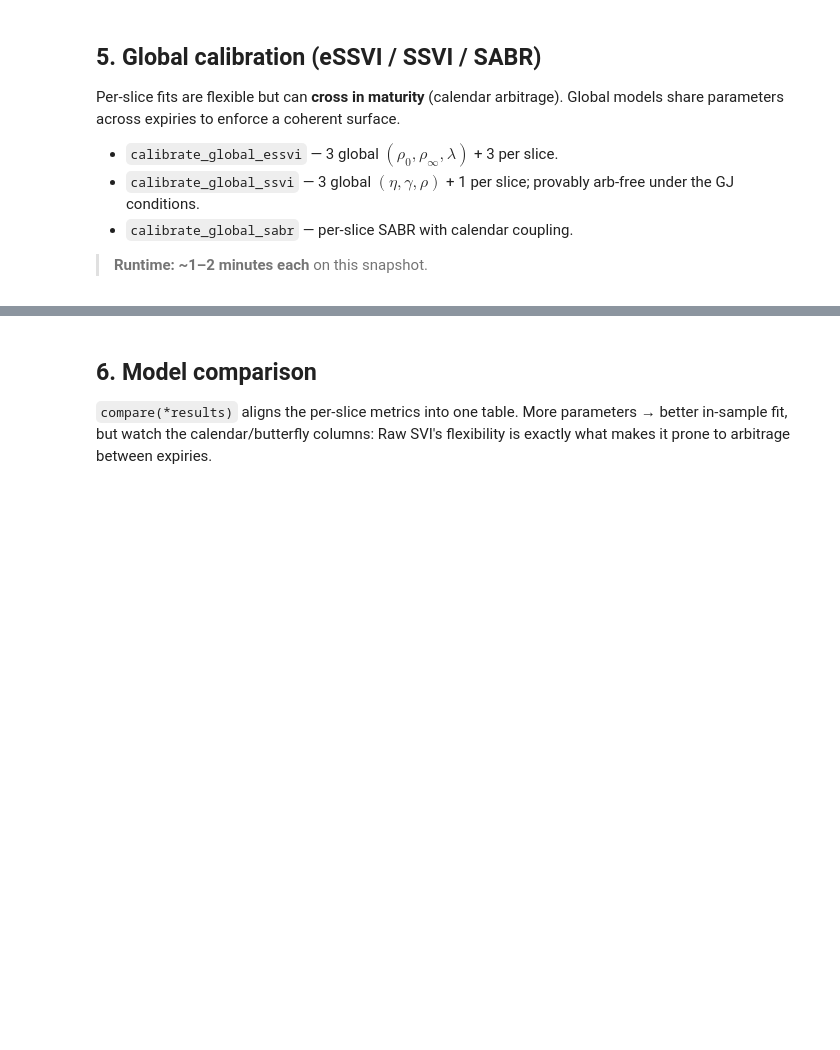
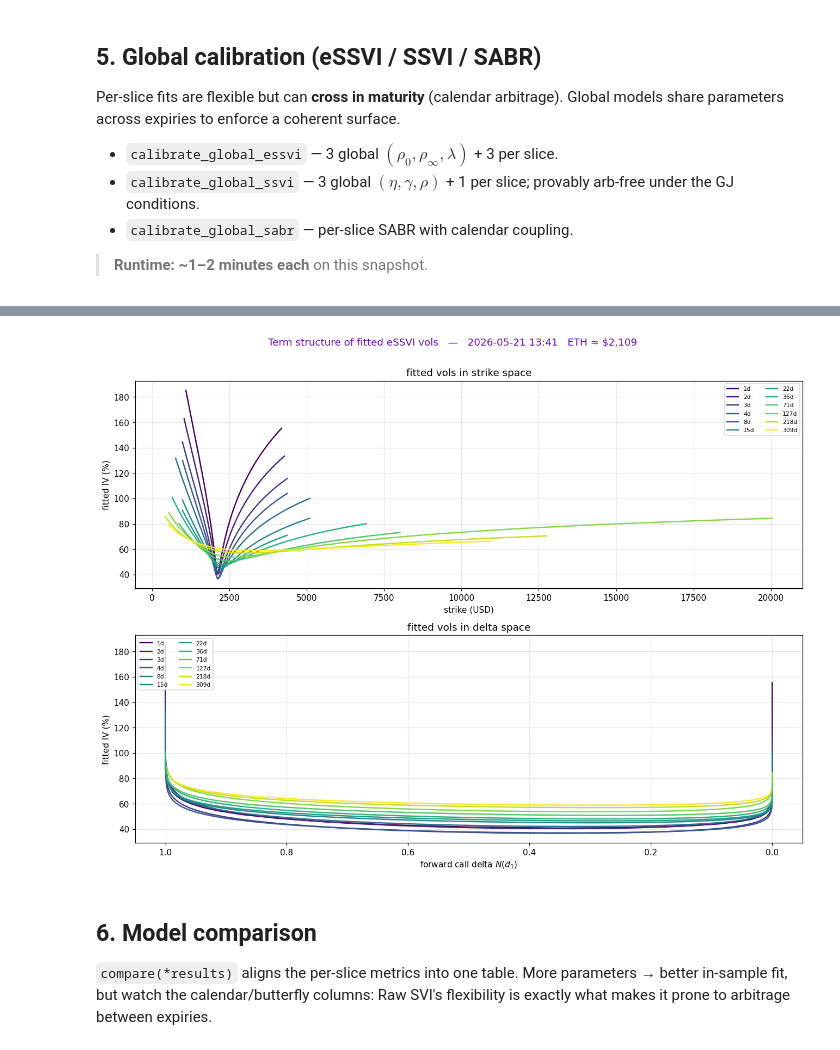
Before and after one commit to wiillytom/svi_modeling, a Jupyter notebook: volatility_surface/notebooks/project_outline.ipynb, the cells around one changed output, grey strips where cells are left out. Cells and saved outputs as stored; diff of their text form; code cells hidden in the pictures; blank space fills up the shorter version.

```diff
--- a/volatility_surface/notebooks/project_outline.ipynb
+++ b/volatility_surface/notebooks/project_outline.ipynb
@@ -327,3 +539,56 @@ plt.show()
+# %%
+# Reiswich-style diagnostic: every fitted slice from the CURRENT snapshot on the
+# same x-axis, coloured by expiry. Two panels: strike space (top) and forward
+# call-delta space (bottom).
+from scipy.stats import norm
+
+def _fitted_ts_in_strike(res, dfoto, ax, k_pad=0.6):
+    model = res["_model"]; cmap = plt.cm.viridis; n = len(res["expiries"])
+    for i, (t, params) in enumerate(zip(res["expiries"], res["params"])):
+        s_sub = dfoto[np.isclose(dfoto["t"], t)]
+        if s_sub.empty: continue
+        F      = float(s_sub["underlying_price"].iloc[0])
+        k_grid = np.linspace(s_sub["k"].min() - k_pad,
+                             s_sub["k"].max() + k_pad, 200)
+        iv     = model.iv(k_grid, params, t)
+        ax.plot(F * np.exp(k_grid), iv * 100, lw=1.6,
+                color=cmap(i / max(1, n - 1)),
+                label=f"{t*365:.0f}d")
+    ax.set(xlabel="strike (USD)", ylabel="fitted IV (%)",
+           title="fitted vols in strike space")
+    ax.legend(fontsize=7, ncol=2, loc="upper right")
+
+
+def _fitted_ts_in_delta(res, dfoto, ax, k_pad=0.6):
+    model = res["_model"]; cmap = plt.cm.viridis; n = len(res["expiries"])
+    for i, (t, params) in enumerate(zip(res["expiries"], res["params"])):
+        s_sub = dfoto[np.isclose(dfoto["t"], t)]
+        if s_sub.empty: continue
+        k_grid = np.linspace(s_sub["k"].min() - k_pad,
+                             s_sub["k"].max() + k_pad, 200)
+        iv     = model.iv(k_grid, params, t)
+        # forward call delta = N(d1),  d1 = (ln(F/K) + 0.5*iv²·T) / (iv·sqrt(T))
+        # k = ln(K/F)  =>  ln(F/K) = -k
+        d1     = (-k_grid + 0.5 * iv ** 2 * t) / (iv * np.sqrt(t))
+        delta  = norm.cdf(d1)
+        ax.plot(delta, iv * 100, lw=1.6,
+                color=cmap(i / max(1, n - 1)),
+                label=f"{t*365:.0f}d")
+    ax.set(xlabel="forward call delta $N(d_1)$", ylabel="fitted IV (%)",
+           title="fitted vols in delta space")
+    ax.legend(fontsize=7, ncol=2, loc="upper left")
+    ax.invert_xaxis()   # ATM on left, deep-OTM call on right
+
+F_snap = float(df["underlying_price"].median())
+fig, (a1, a2) = plt.subplots(2, 1, figsize=(12, 9))
+_fitted_ts_in_strike(res_essvi, df_otm, a1)
+_fitted_ts_in_delta (res_essvi, df_otm, a2)
+fig.suptitle(f"Term structure of fitted eSSVI vols   —   {SNAP_TS}   "
+             f"ETH ≈ ${F_snap:,.0f}",
+             fontsize=12, color="#6A0DAD", y=1.005)
+plt.tight_layout(); plt.show()
+# %% [output]
+[figure, added]
 # %% [markdown]
 <a id="sec6"></a>
 ## 6. Model comparison
```
Also changed, not shown: parts of 33 cells of this notebook, 1 other file.
